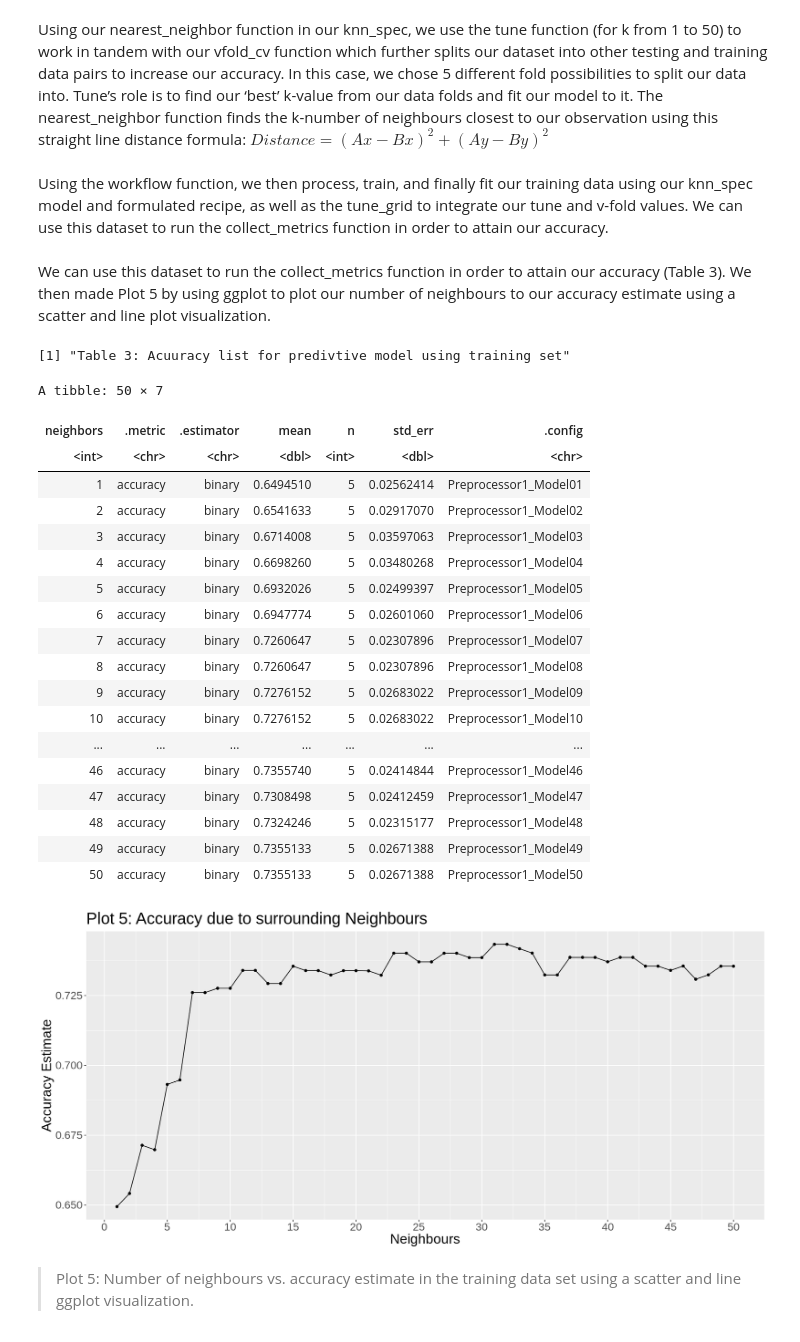
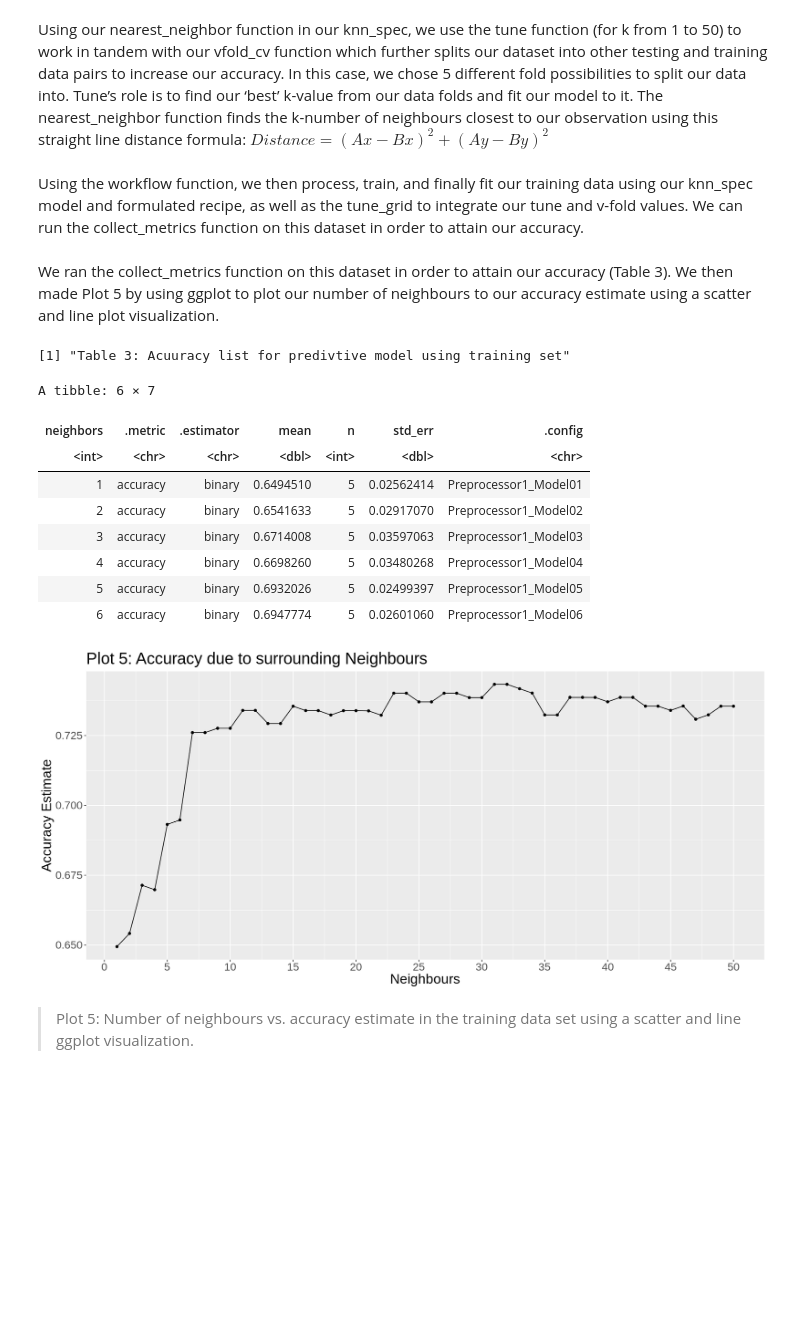
Before and after one commit to Kooriryuu/dsci-100-project-group3, a Jupyter notebook: project_proposal.ipynb, the cells around one changed output. Drawn from its saved outputs; the diff is of its cells as text; code cells hidden in the pictures; blank space fills up the shorter version.

```diff
--- a/project_proposal.ipynb
+++ b/project_proposal.ipynb
@@ -200,7 +218,7 @@ knn_spec <- nearest_neighbor(weight_func = "rectangular", neighbors = tune()) |>
 set.seed(778)
 heart_vfold <- vfold_cv(places_training, v = 5, strata = heart_disease_present)
 # %% [markdown]
-Using the workflow function, we then process, train, and finally fit our training data using our knn_spec model and formulated recipe, as well as the tune_grid to integrate our tune and v-fold values. We can use this dataset to run the collect_metrics function in order to attain our accuracy.
+Using the workflow function, we then process, train, and finally fit our training data using our knn_spec model and formulated recipe, as well as the tune_grid to integrate our tune and v-fold values. We can run the collect_metrics function on this dataset in order to attain our accuracy.
 # %%
 set.seed(777)
 heart_fit <- workflow() |>
@@ -208,45 +226,35 @@ heart_fit <- workflow() |>
     add_model(knn_spec) |>
     tune_grid(resamples = heart_vfold, grid = ks)
 # %% [markdown]
-We can use this dataset to run the collect_metrics function in order to attain our accuracy (Table 3). We then made Plot 5 by using ggplot to plot our number of neighbours to our accuracy estimate using a scatter and line plot visualization.
+We ran the collect_metrics function on this dataset in order to attain our accuracy (Table 3). We then made Plot 5 by using ggplot to plot our number of neighbours to our accuracy estimate using a scatter and line plot visualization.
 # %%
 accuracy <- collect_metrics(heart_fit) |>
     filter(.metric == "accuracy")
 print('Table 3: Acuuracy list for predivtive model using training set')
-accuracy
+head(accuracy)
 
 options(repr.plot.width = 15, repr.plot.height = 7)
 ideal_k <- accuracy |>
     ggplot(aes(x = neighbors, y = mean)) +
     geom_point() +
     geom_line() +
     labs(x = "Neighbours", y = "Accuracy Estimate") +
     theme(text = element_text(size = 20)) +
     scale_x_continuous(breaks = seq(0, 50, by = 5)) +
     ggtitle("Plot 5: Accuracy due to surrounding Neighbours")
 
 ideal_k
 # %% [output]
 [1] "Table 3: Acuuracy list for predivtive model using training set"
-A tibble: 50 × 7
+A tibble: 6 × 7
 | neighbors | .metric | .estimator | mean | n | std_err | .config |
 | <int> | <chr> | <chr> | <dbl> | <int> | <dbl> | <chr> |
 | 1 | accuracy | binary | 0.6494510 | 5 | 0.02562414 | Preprocessor1_Model01 |
 | 2 | accuracy | binary | 0.6541633 | 5 | 0.02917070 | Preprocessor1_Model02 |
 | 3 | accuracy | binary | 0.6714008 | 5 | 0.03597063 | Preprocessor1_Model03 |
 | 4 | accuracy | binary | 0.6698260 | 5 | 0.03480268 | Preprocessor1_Model04 |
 | 5 | accuracy | binary | 0.6932026 | 5 | 0.02499397 | Preprocessor1_Model05 |
 | 6 | accuracy | binary | 0.6947774 | 5 | 0.02601060 | Preprocessor1_Model06 |
-| 7 | accuracy | binary | 0.7260647 | 5 | 0.02307896 | Preprocessor1_Model07 |
-| 8 | accuracy | binary | 0.7260647 | 5 | 0.02307896 | Preprocessor1_Model08 |
-| 9 | accuracy | binary | 0.7276152 | 5 | 0.02683022 | Preprocessor1_Model09 |
-| 10 | accuracy | binary | 0.7276152 | 5 | 0.02683022 | Preprocessor1_Model10 |
-| ... | ... | ... | ... | ... | ... | ... |
-| 46 | accuracy | binary | 0.7355740 | 5 | 0.02414844 | Preprocessor1_Model46 |
-| 47 | accuracy | binary | 0.7308498 | 5 | 0.02412459 | Preprocessor1_Model47 |
-| 48 | accuracy | binary | 0.7324246 | 5 | 0.02315177 | Preprocessor1_Model48 |
-| 49 | accuracy | binary | 0.7355133 | 5 | 0.02671388 | Preprocessor1_Model49 |
-| 50 | accuracy | binary | 0.7355133 | 5 | 0.02671388 | Preprocessor1_Model50 |
 [figure]
 # %% [markdown]
 > Plot 5: Number of neighbours vs. accuracy estimate in the training data set using a scatter and line ggplot visualization.
```
Also changed, not shown: parts of 6 cells of this notebook.
